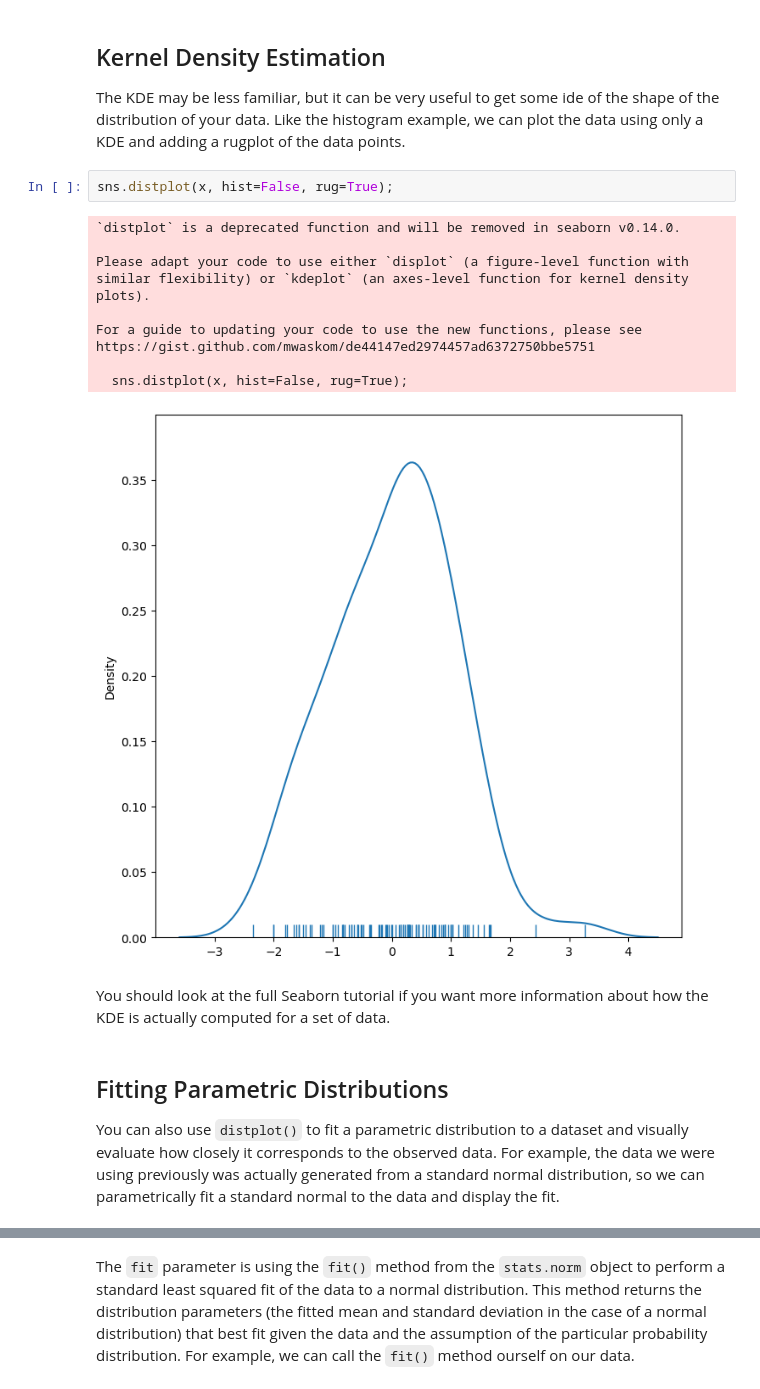
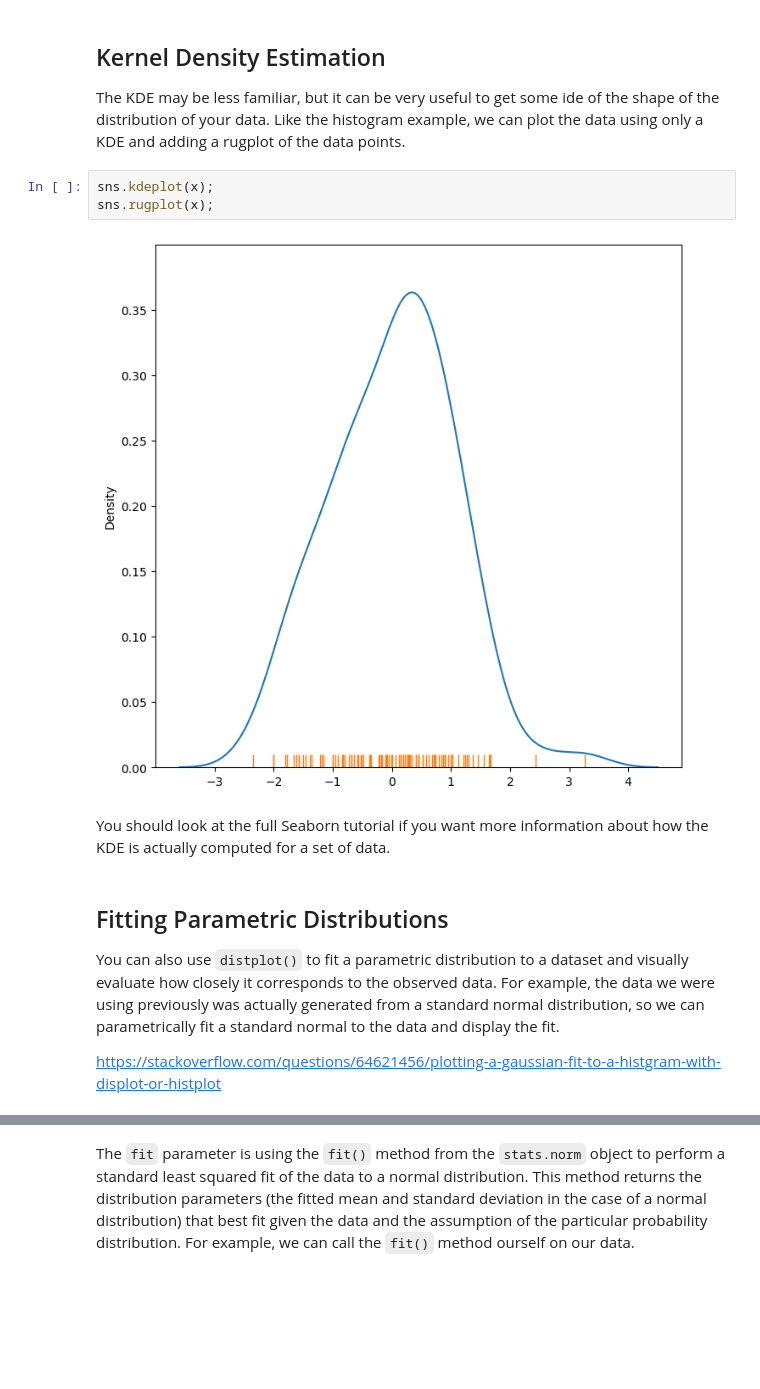
Before and after one commit to csci560-nndl/nndl, a Jupyter notebook: lectures/python/u02-4-Seaborn-Visualization-Library.ipynb, the cells around one changed output, grey strips where cells are left out. Cells and saved outputs as stored; diff of their text form; blank space fills up the shorter version.

```diff
--- a/lectures/python/u02-4-Seaborn-Visualization-Library.ipynb
+++ b/lectures/python/u02-4-Seaborn-Visualization-Library.ipynb
@@ -86,19 +69,11 @@ By not plotting the KDE, the default behavior is to plot the histogram with the
 The KDE may be less familiar, but it can be very useful to get some ide of the shape of the distribution
 of your data.  Like the histogram example, we can plot the data using only a KDE and adding a rugplot of the
 data points.
-# %%
-sns.distplot(x, hist=False, rug=True);
-# %% [output]
-`distplot` is a deprecated function and will be removed in seaborn v0.14.0.
-
-Please adapt your code to use either `displot` (a figure-level function with
-similar flexibility) or `kdeplot` (an axes-level function for kernel density plots).
-
-For a guide to updating your code to use the new functions, please see
-https://gist.github.com/mwaskom/de44147ed2974457ad6372750bbe5751
-
-  sns.distplot(x, hist=False, rug=True);
-[figure, removed]
+# %%
+sns.kdeplot(x);
+sns.rugplot(x);
+# %% [output]
+[figure, added]
 # %% [markdown]
 You should look at the full Seaborn tutorial if you want more information about how the KDE is actually
 computed for a set of data.
@@ -109,3 +84,5 @@ You can also use `distplot()` to fit a parametric distribution to a dataset and
 closely it corresponds to the observed data.  For example, the data we were using previously was actually
 generated from a standard normal distribution, so we can parametrically fit a standard normal to the data
 and display the fit.
+
+https://stackoverflow.com/questions/64621456/plotting-a-gaussian-fit-to-a-histgram-with-displot-or-histplot
```
Also changed, not shown: parts of 7 cells of this notebook, 1 other file.
